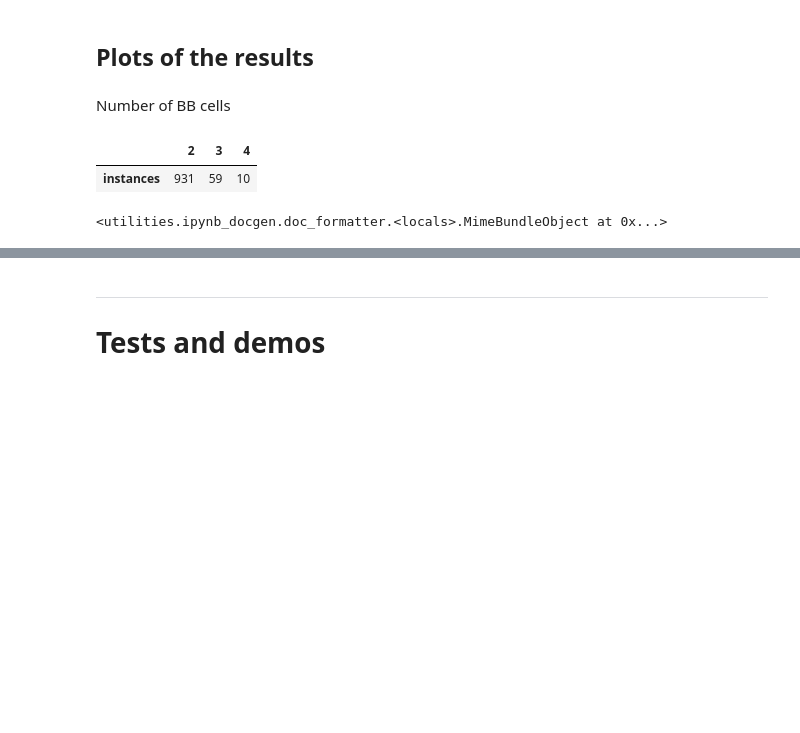
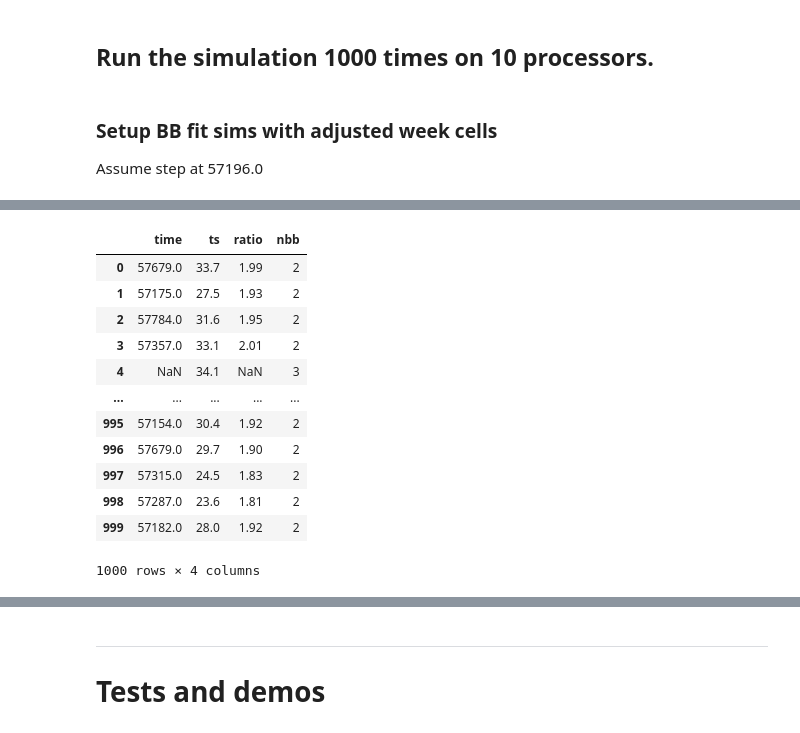
Before and after one commit to tburnett/agnsteps, a Jupyter notebook: Monte_Carlo.ipynb, the cells around one changed output, grey strips where cells are left out. Saved outputs shown, nothing was run; the diff lists cells and outputs as text; code cells hidden in the pictures; blank space fills up the shorter version.

```diff
--- a/Monte_Carlo.ipynb
+++ b/Monte_Carlo.ipynb
@@ -133,28 +67,11 @@ elapsed time: 374.9s (6.2 min)
-# %%
-show(f"""## Plots of the results""")
-u = np.unique(dfall.nbb, return_counts=True)
-show(f"""Number of BB cells<br>
-""")
-show(pd.Series(u[1], u[0], name='instances'))
-df = dfall.query('nbb==2')
-fig, (ax, ax2,ax3,) = plt.subplots(nrows=3, figsize=(8,15))
-hkw = dict(histtype='step', color='cyan', lw=2)
-ax.hist(df.tstep-bbs.step_time,
-        bins=np.linspace(*(xlim:=(-delta, delta)), num=51), **hkw);
-ax.set(xlim=xlim, xlabel='Detected step time offset')
-ax.axvline(0, color='orange', ls='--');
-
-ax2.hist(df.TS, bins=25, **hkw)
-ax2.axvline(23.3, color='orange', ls='--')
-ax2.set(xlabel='Variability TS');
-
-ax3.hist(df.ratio, bins=np.logspace(0,0.5,26), **hkw)
-ax3.axvline(1.8, color='orange', ls='--')
-ax3.set(xlabel='Step ratio', xscale='log')
-show(fig)
-# %% [output]
-## Plots of the results
-Number of BB cells<br>
-|  | 2 | 3 | 4 |
-| instances | 931 | 59 | 10 |
-<utilities.ipynb_docgen.doc_formatter.<locals>.MimeBundleObject at 0x...>
+# %%
+reload (mc_dev); from pylib.mc_dev import BBsim
+with Timer() as et:
+    show(f"""## Run the simulation {(N:=1000) } times on {(nproc:=10)} processors. """)
+    bbs, df_all = BBsim.run_many(partition_view, step_time=step.time, seeds=range(N))
+show(et)
+df_all
+# %% [output]
+## Run the simulation 1000 times on 10 processors.
+### Setup BB fit sims with adjusted week cells
+Assume step at 57196.0
@@ -160,0 +79,13 @@ Number of BB cells<br>
+|  | time | ts | ratio | nbb |
+| 0 | 57679.0 | 33.7 | 1.99 | 2 |
+| 1 | 57175.0 | 27.5 | 1.93 | 2 |
+| 2 | 57784.0 | 31.6 | 1.95 | 2 |
+| 3 | 57357.0 | 33.1 | 2.01 | 2 |
+| 4 | NaN | 34.1 | NaN | 3 |
+| ... | ... | ... | ... | ... |
+| 995 | 57154.0 | 30.4 | 1.92 | 2 |
+| 996 | 57679.0 | 29.7 | 1.90 | 2 |
+| 997 | 57315.0 | 24.5 | 1.83 | 2 |
+| 998 | 57287.0 | 23.6 | 1.81 | 2 |
+| 999 | 57182.0 | 28.0 | 1.92 | 2 |
+1000 rows × 4 columns
```
Also changed, not shown: parts of 15 cells of this notebook, 3 other files.
